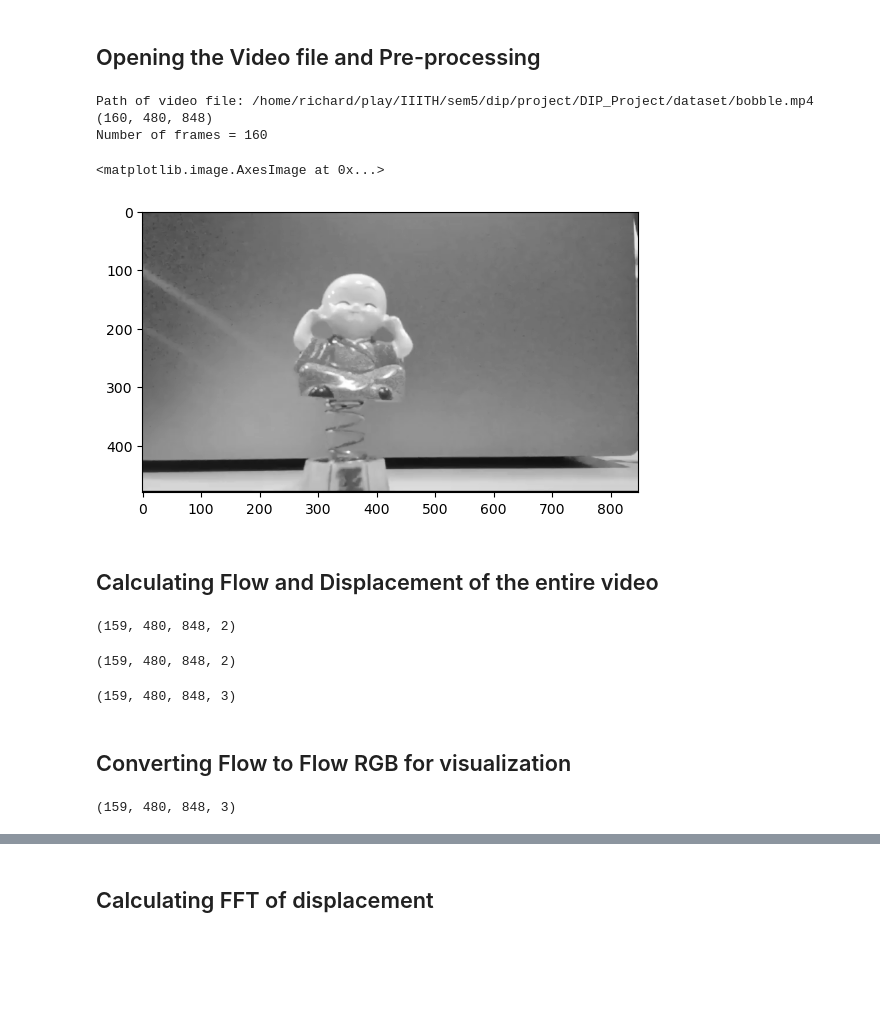
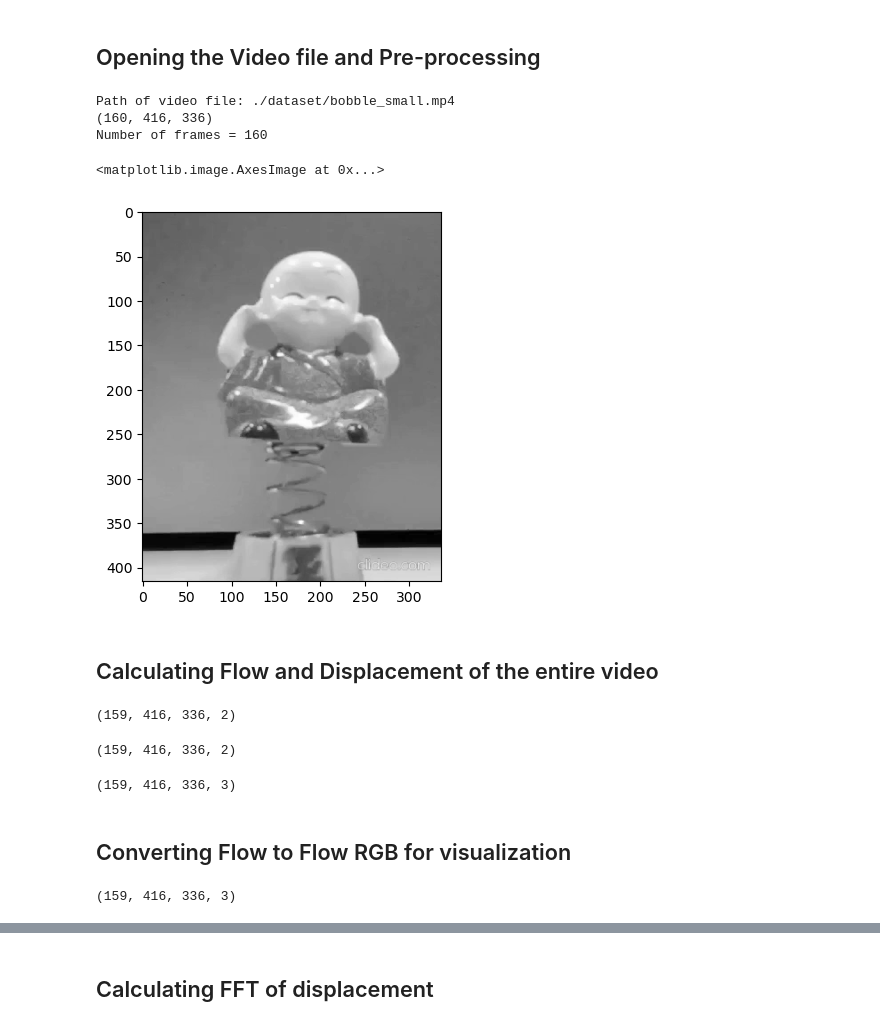
Before and after one commit to akshatsanghvi211103/DIP_Project, a Jupyter notebook: previous_modal_analysis.ipynb, the cells around one changed output, grey strips where cells are left out. Cells and saved outputs as stored; diff of their text form; code cells hidden in the pictures; blank space fills up the shorter version.

```diff
--- a/previous_modal_analysis.ipynb
+++ b/previous_modal_analysis.ipynb
@@ -31,43 +31,43 @@ def saveFramesToVideo(frames, savepath, fps=1):
   print(f"Saving video to {savepath}")
   video.release()
 # %%
-video_file_name = "bobble.mp4"
+video_file_name = "bobble_small.mp4"
 video_path = os.path.join(DATA_FOLDER, video_file_name)
 
 if os.path.exists(video_path):
     print(f"Path of video file: {video_path}")
 
 # reading the video file
 video_capture = cv2.VideoCapture(video_path)
 num_frames = video_capture.get(cv2.CAP_PROP_FRAME_COUNT)
 fps = video_capture.get(cv2.CAP_PROP_FPS)
 
 frames = []
 check = True
 count = 0
 initial_frame = None
 
 while check:
     check, arr = video_capture.read()
     if arr is not None:
       if count == 0:
         initial_frame = np.copy(arr)
       arr = cv2.cvtColor(arr, cv2.COLOR_BGR2GRAY)
       frames.append(arr)
       count += 1
 
 frames = np.array(frames)
 print(frames.shape)
 num_frames = frames.shape[0]
 print(f"Number of frames = {num_frames}")
 
 plt.imshow(frames[0], cmap='gray')
 # %% [output]
-Path of video file: /home/richard/play/IIITH/sem5/dip/project/DIP_Project/dataset/bobble.mp4
-(160, 480, 848)
+Path of video file: ./dataset/bobble_small.mp4
+(160, 416, 336)
 Number of frames = 160
 <matplotlib.image.AxesImage at 0x...>
-[figure, old version]
+[figure, new version]
 # %% [markdown]
 ## Calculating Flow and Displacement of the entire video
 # %%
@@ -136,19 +136,19 @@ def calcDispFromFlow(flows):
 flows = calcVideoFlow(frames)
 print(flows.shape)
 # %% [output]
-(159, 480, 848, 2)
+(159, 416, 336, 2)
 # %%
 # calculating the displacement from the flow values of the entire video
 disp = calcDispFromFlow(flows) # (num_frames, H, W, 2)
 print(disp.shape)
 # %% [output]
-(159, 480, 848, 2)
+(159, 416, 336, 2)
 # %%
 # converting the flow to RGB format for visualization purposes
 flows_rgb = convertFlowToRGB(flows)
 print(flows_rgb.shape)
 # %% [output]
-(159, 480, 848, 3)
+(159, 416, 336, 3)
 # %% [markdown]
 ## Converting Flow to Flow RGB for visualization
 # %%
@@ -156,7 +156,7 @@ print(flows_rgb.shape)
 flows_rgb = convertFlowToRGB(flows)
 print(flows_rgb.shape)
 # %% [output]
-(159, 480, 848, 3)
+(159, 416, 336, 3)
 # %%
 plt.imshow(flows_rgb[0])
 # %% [output]
```
Also changed, not shown: parts of 8 cells of this notebook, 1 other file.
